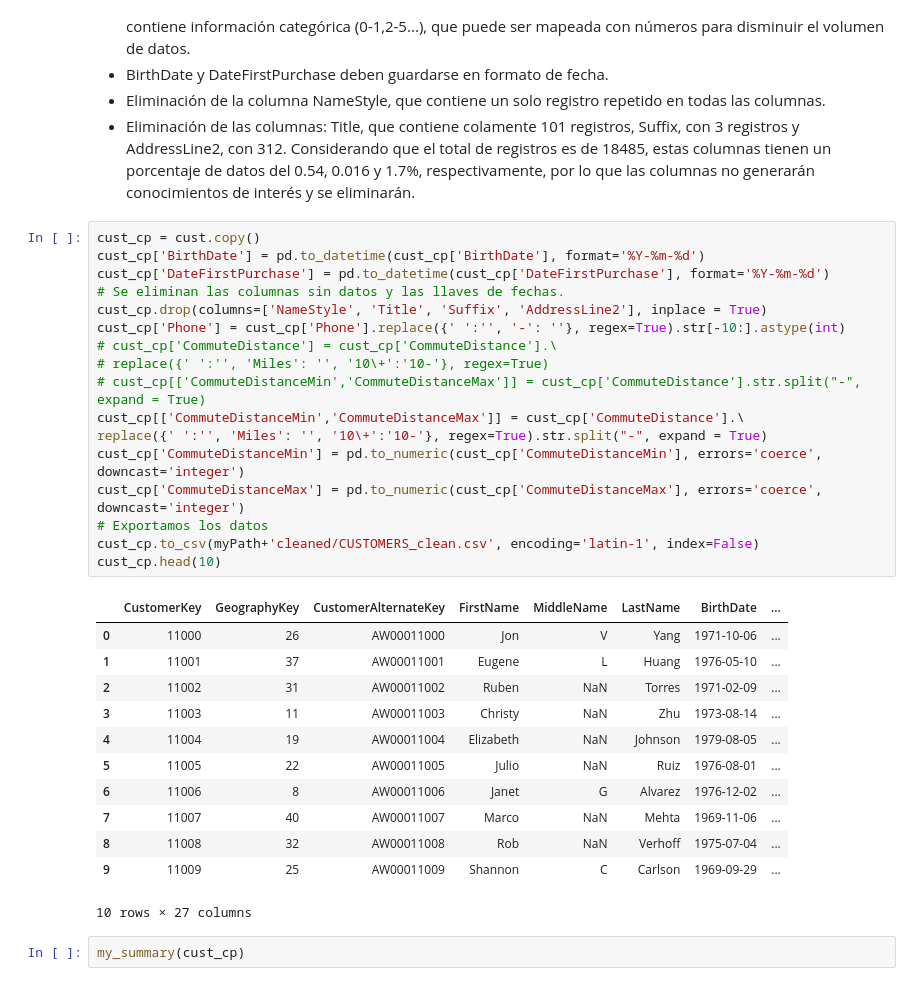
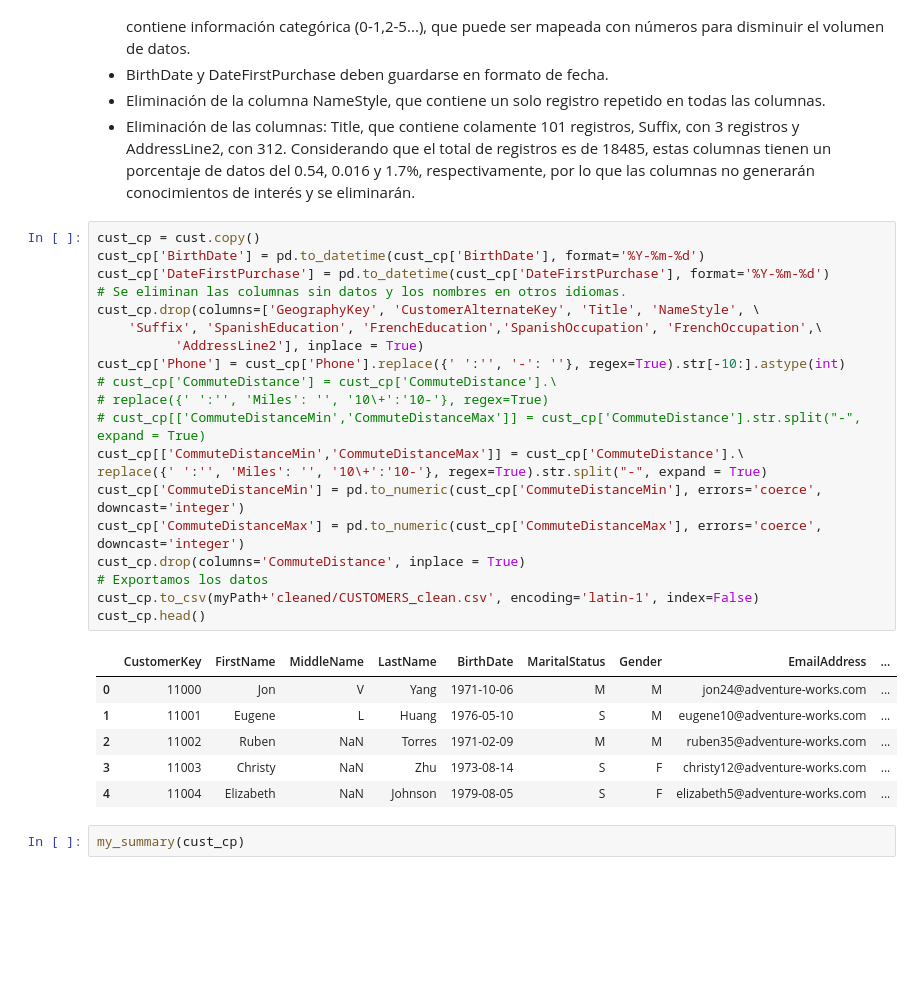
Before and after one commit to Sof265/Database-project, a Jupyter notebook: analisis-exploratorio.ipynb, the cells around one changed output. Saved outputs shown, nothing was run; the diff lists cells and outputs as text; blank space fills up the shorter version.

Commit message:
Limpieza versión final para sales y customers. Se eliminan tablas adicionales.

```diff
--- a/analisis-exploratorio.ipynb
+++ b/analisis-exploratorio.ipynb
@@ -211,33 +213,30 @@ my_summary(cust)
 # %%
 cust_cp = cust.copy()
 cust_cp['BirthDate'] = pd.to_datetime(cust_cp['BirthDate'], format='%Y-%m-%d')
 cust_cp['DateFirstPurchase'] = pd.to_datetime(cust_cp['DateFirstPurchase'], format='%Y-%m-%d')
-# Se eliminan las columnas sin datos y las llaves de fechas.
-cust_cp.drop(columns=['NameStyle', 'Title', 'Suffix', 'AddressLine2'], inplace = True)
+# Se eliminan las columnas sin datos y los nombres en otros idiomas.
+cust_cp.drop(columns=['GeographyKey', 'CustomerAlternateKey', 'Title', 'NameStyle', \
+    'Suffix', 'SpanishEducation', 'FrenchEducation','SpanishOccupation', 'FrenchOccupation',\
+          'AddressLine2'], inplace = True)
 cust_cp['Phone'] = cust_cp['Phone'].replace({' ':'', '-': ''}, regex=True).str[-10:].astype(int)
 # cust_cp['CommuteDistance'] = cust_cp['CommuteDistance'].\
 # replace({' ':'', 'Miles': '', '10\+':'10-'}, regex=True)
 # cust_cp[['CommuteDistanceMin','CommuteDistanceMax']] = cust_cp['CommuteDistance'].str.split("-", expand = True)
 cust_cp[['CommuteDistanceMin','CommuteDistanceMax']] = cust_cp['CommuteDistance'].\
 replace({' ':'', 'Miles': '', '10\+':'10-'}, regex=True).str.split("-", expand = True)
 cust_cp['CommuteDistanceMin'] = pd.to_numeric(cust_cp['CommuteDistanceMin'], errors='coerce', downcast='integer')
 cust_cp['CommuteDistanceMax'] = pd.to_numeric(cust_cp['CommuteDistanceMax'], errors='coerce', downcast='integer')
+cust_cp.drop(columns='CommuteDistance', inplace = True)
 # Exportamos los datos
 cust_cp.to_csv(myPath+'cleaned/CUSTOMERS_clean.csv', encoding='latin-1', index=False)
-cust_cp.head(10)
+cust_cp.head()
 # %% [output]
-|  | CustomerKey | GeographyKey | CustomerAlternateKey | FirstName | MiddleName | LastName | BirthDate | ... |
-| 0 | 11000 | 26 | AW00011000 | Jon | V | Yang | 1971-10-06 | ... |
-| 1 | 11001 | 37 | AW00011001 | Eugene | L | Huang | 1976-05-10 | ... |
-| 2 | 11002 | 31 | AW00011002 | Ruben | NaN | Torres | 1971-02-09 | ... |
-| 3 | 11003 | 11 | AW00011003 | Christy | NaN | Zhu | 1973-08-14 | ... |
-| 4 | 11004 | 19 | AW00011004 | Elizabeth | NaN | Johnson | 1979-08-05 | ... |
-| 5 | 11005 | 22 | AW00011005 | Julio | NaN | Ruiz | 1976-08-01 | ... |
-| 6 | 11006 | 8 | AW00011006 | Janet | G | Alvarez | 1976-12-02 | ... |
-| 7 | 11007 | 40 | AW00011007 | Marco | NaN | Mehta | 1969-11-06 | ... |
-| 8 | 11008 | 32 | AW00011008 | Rob | NaN | Verhoff | 1975-07-04 | ... |
-| 9 | 11009 | 25 | AW00011009 | Shannon | C | Carlson | 1969-09-29 | ... |
+|  | CustomerKey | FirstName | MiddleName | LastName | BirthDate | MaritalStatus | Gender | EmailAddress | ... |
+| 0 | 11000 | Jon | V | Yang | 1971-10-06 | M | M | jon24@adventure-works.com | ... |
+| 1 | 11001 | Eugene | L | Huang | 1976-05-10 | S | M | eugene10@adventure-works.com | ... |
+| 2 | 11002 | Ruben | NaN | Torres | 1971-02-09 | M | M | ruben35@adventure-works.com | ... |
+| 3 | 11003 | Christy | NaN | Zhu | 1973-08-14 | S | F | christy12@adventure-works.com | ... |
+| 4 | 11004 | Elizabeth | NaN | Johnson | 1979-08-05 | S | F | elizabeth5@adventure-works.com | ... |
-10 rows × 27 columns
 # %%
 my_summary(cust_cp)
 # %% [output]
```
Also changed, not shown: parts of 1 cell of this notebook, 2 other files.
